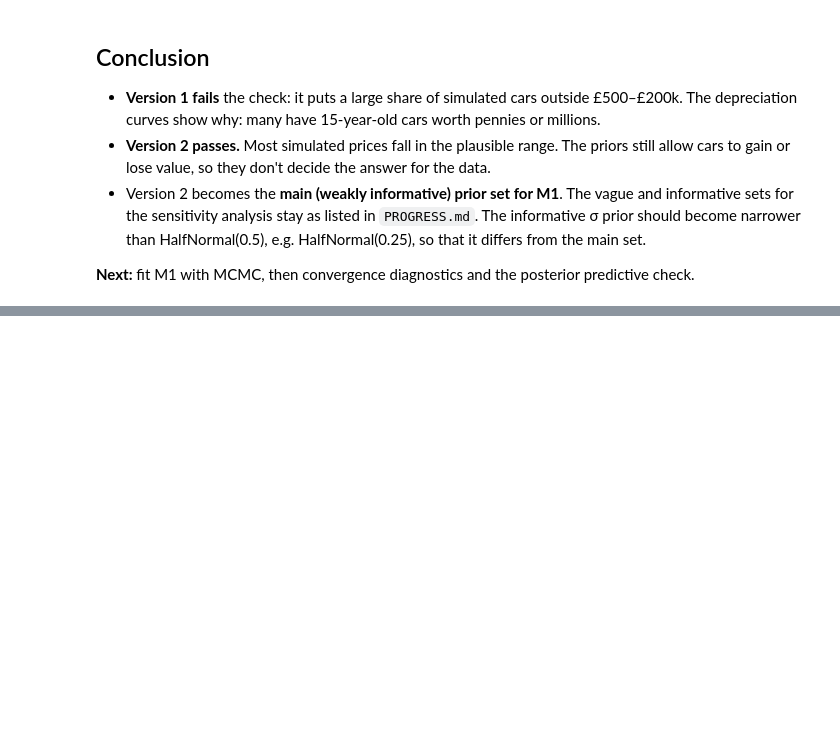
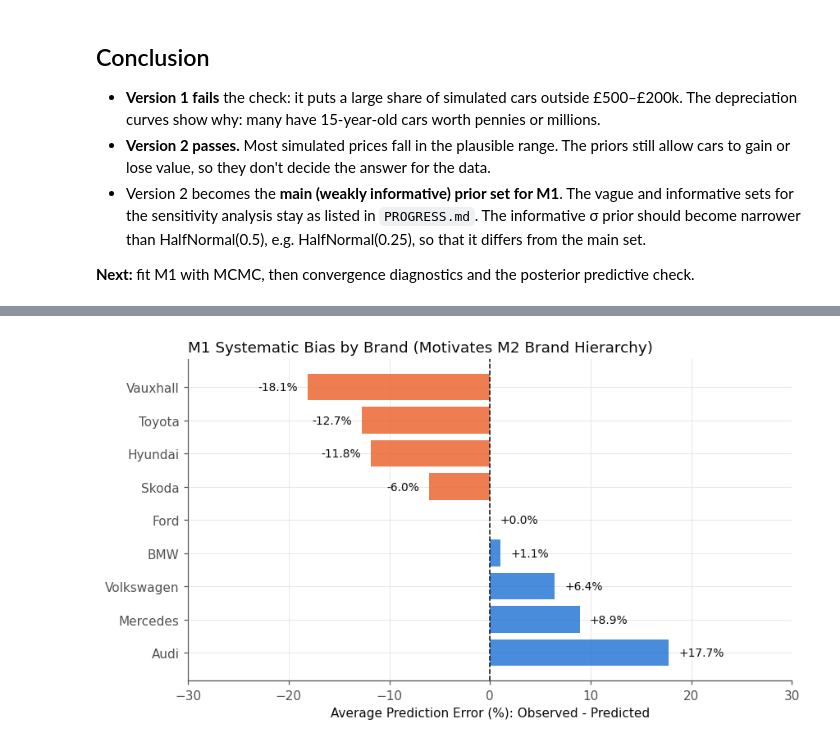
Before and after one commit to ZueMaster/BDA-2026, a Jupyter notebook: notebooks/02_m1_pooled.ipynb, the cells around one changed output, grey strips where cells are left out. Saved outputs shown, nothing was run; the diff lists cells and outputs as text; code cells hidden in the pictures; blank space fills up the shorter version.

```diff
--- a/notebooks/02_m1_pooled.ipynb
+++ b/notebooks/02_m1_pooled.ipynb
@@ -222,0 +403,31 @@ fig.tight_layout()
+# %%
+# Per-brand posterior predictive check: shows clear systematic bias of M1 pooled model
+y_rep_mean_gbp = y_rep_gbp.mean(axis=(0, 1))
+train_eval = train.copy()
+train_eval["price_obs"] = y_obs_gbp
+train_eval["price_rep"] = y_rep_mean_gbp
+train_eval["price_residual"] = train_eval["price_obs"] - train_eval["price_rep"]
+train_eval["pct_error"] = (train_eval["price_obs"] - train_eval["price_rep"]) / train_eval["price_rep"] * 100
+
+brand_summary = train_eval.groupby("brand", observed=True).agg(
+    obs_median=("price_obs", "median"),
+    pred_median=("price_rep", "median"),
+    mean_pct_bias=("pct_error", "mean"),
+    count=("price_obs", "count")
+).sort_values("mean_pct_bias", ascending=False)
+
+fig, ax = plt.subplots(figsize=(8, 4.5))
+colours = [BLUE if b > 0 else ORANGE for b in brand_summary["mean_pct_bias"]]
+ax.barh(brand_summary.index, brand_summary["mean_pct_bias"], color=colours, alpha=0.85)
+ax.axvline(0, color=INK, lw=1, ls="--")
+ax.set_xlabel("Average Prediction Error (%): Observed - Predicted")
+ax.set_title("M1 Systematic Bias by Brand (Motivates M2 Brand Hierarchy)", loc="left", fontsize=12, color=INK)
+for i, (val, brand) in enumerate(zip(brand_summary["mean_pct_bias"], brand_summary.index)):
+    align = "left" if val >= 0 else "right"
+    offset = 1 if val >= 0 else -1
+    ax.text(val + offset, i, f"{val:+.1f}%", va="center", ha=align, fontsize=9, color=INK)
+ax.set_xlim(-30, 30)
+plt.tight_layout()
+plt.show()
+# %% [output]
+[figure, added]
```
Also changed, not shown: parts of 18 cells of this notebook, 2 other files.
